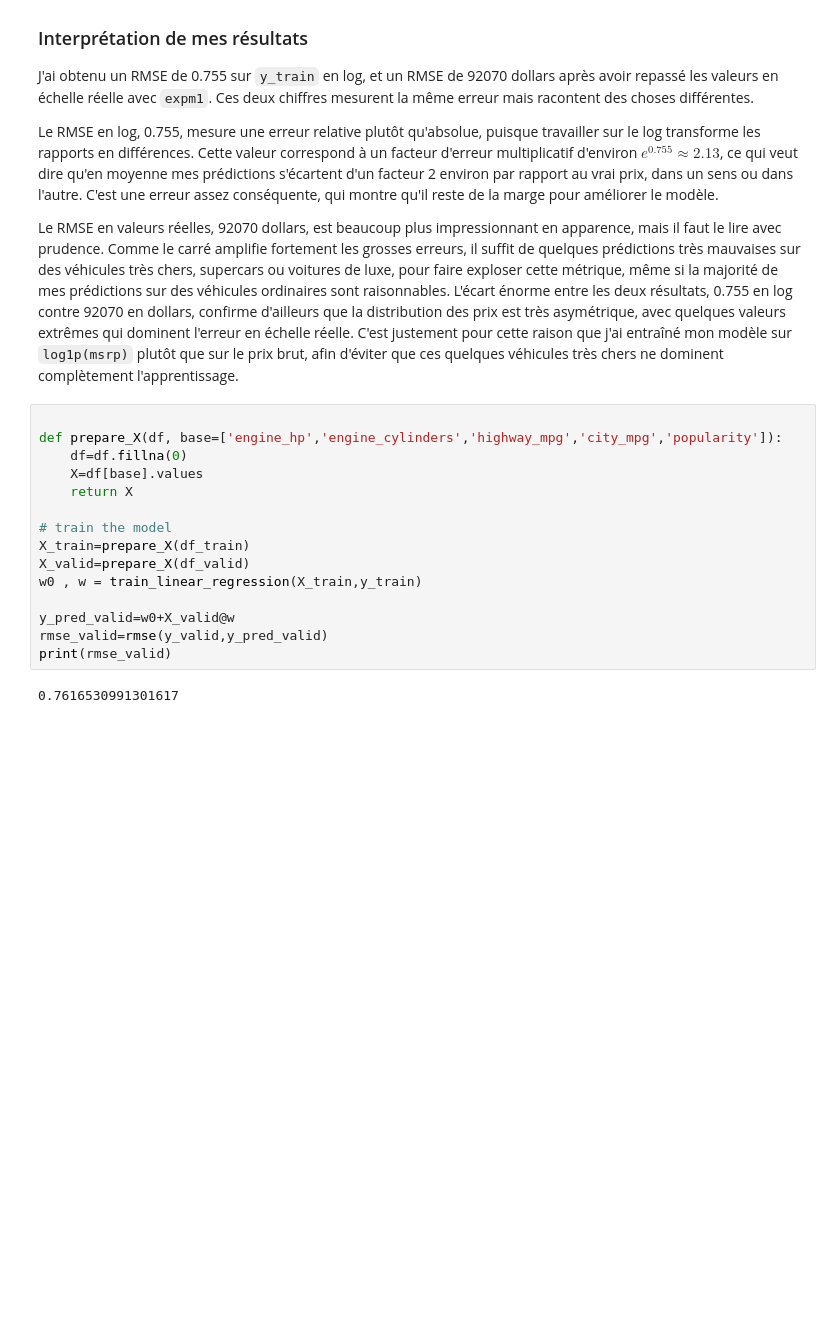
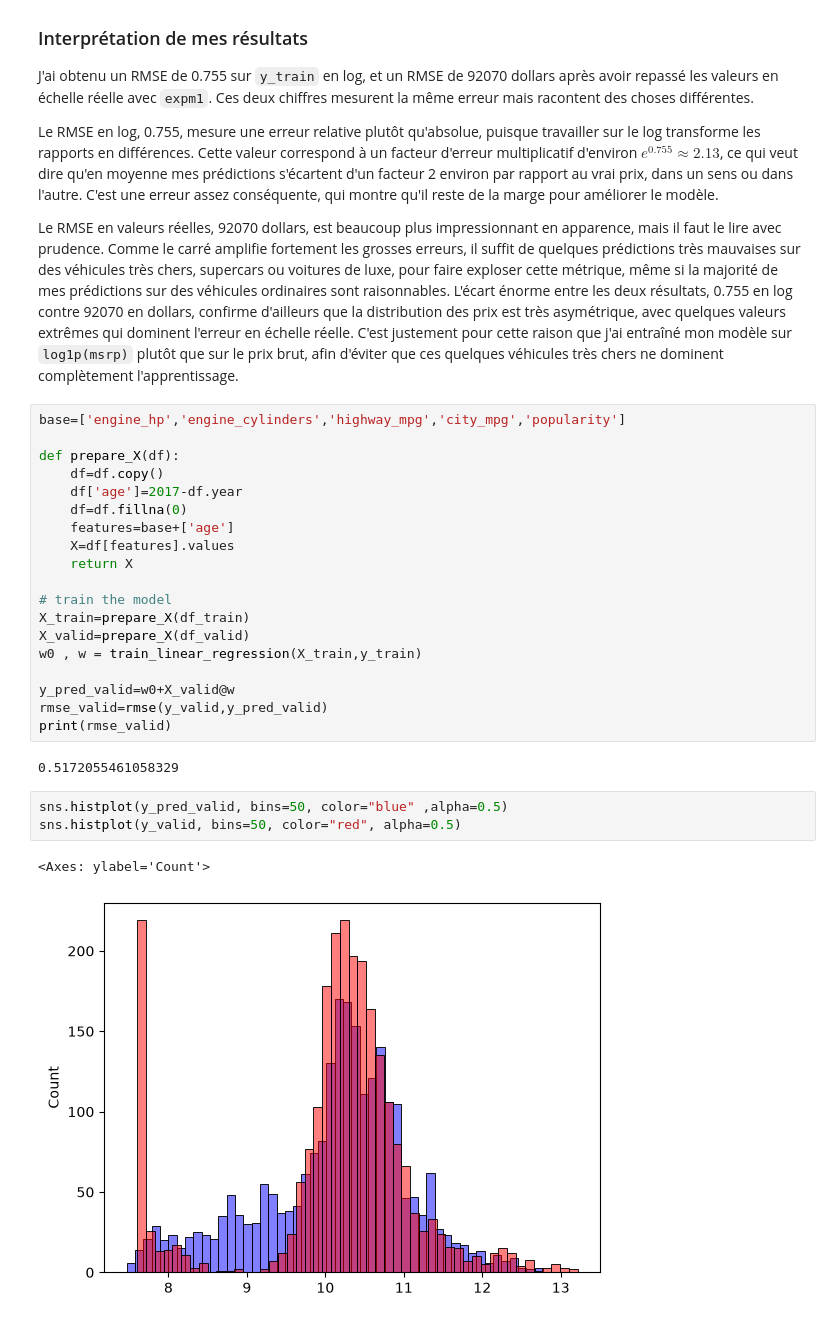
Before and after one commit to Achrafelmadanyy/ml, a Jupyter notebook: learning/data_analysis_and_classification_linear_regression.ipynb, the cells around one changed output. Cells and saved outputs as stored; diff of their text form; blank space fills up the shorter version.

```diff
--- a/learning/data_analysis_and_classification_linear_regression.ipynb
+++ b/learning/data_analysis_and_classification_linear_regression.ipynb
@@ -209,10 +209,14 @@ Le RMSE en log, 0.755, mesure une erreur relative plutôt qu'absolue, puisque tr
 
 Le RMSE en valeurs réelles, 92070 dollars, est beaucoup plus impressionnant en apparence, mais il faut le lire avec prudence. Comme le carré amplifie fortement les grosses erreurs, il suffit de quelques prédictions très mauvaises sur des véhicules très chers, supercars ou voitures de luxe, pour faire exploser cette métrique, même si la majorité de mes prédictions sur des véhicules ordinaires sont raisonnables. L'écart énorme entre les deux résultats, 0.755 en log contre 92070 en dollars, confirme d'ailleurs que la distribution des prix est très asymétrique, avec quelques valeurs extrêmes qui dominent l'erreur en échelle réelle. C'est justement pour cette raison que j'ai entraîné mon modèle sur `log1p(msrp)` plutôt que sur le prix brut, afin d'éviter que ces quelques véhicules très chers ne dominent complètement l'apprentissage.
 # %%
+base=['engine_hp','engine_cylinders','highway_mpg','city_mpg','popularity']
 
-def prepare_X(df, base=['engine_hp','engine_cylinders','highway_mpg','city_mpg','popularity']):
+def prepare_X(df):
+    df=df.copy()
+    df['age']=2017-df.year
     df=df.fillna(0)
-    X=df[base].values
+    features=base+['age']
+    X=df[features].values
     return X
 
 # train the model
@@ -224,4 +228,10 @@ y_pred_valid=w0+X_valid@w
 rmse_valid=rmse(y_valid,y_pred_valid)
 print(rmse_valid)
 # %% [output]
-0.7616530991301617
+0.5172055461058329
+# %%
+sns.histplot(y_pred_valid, bins=50, color="blue" ,alpha=0.5)
+sns.histplot(y_valid, bins=50, color="red", alpha=0.5)
+# %% [output]
+<Axes: ylabel='Count'>
+[figure, added]
```
Also changed, not shown: parts of 7 cells of this notebook.
